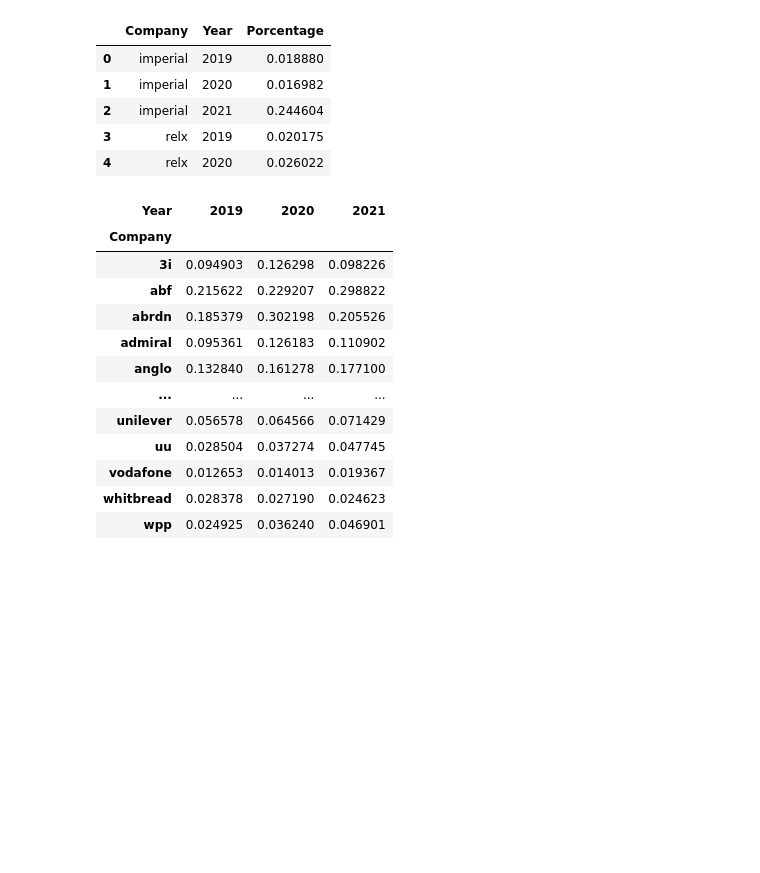
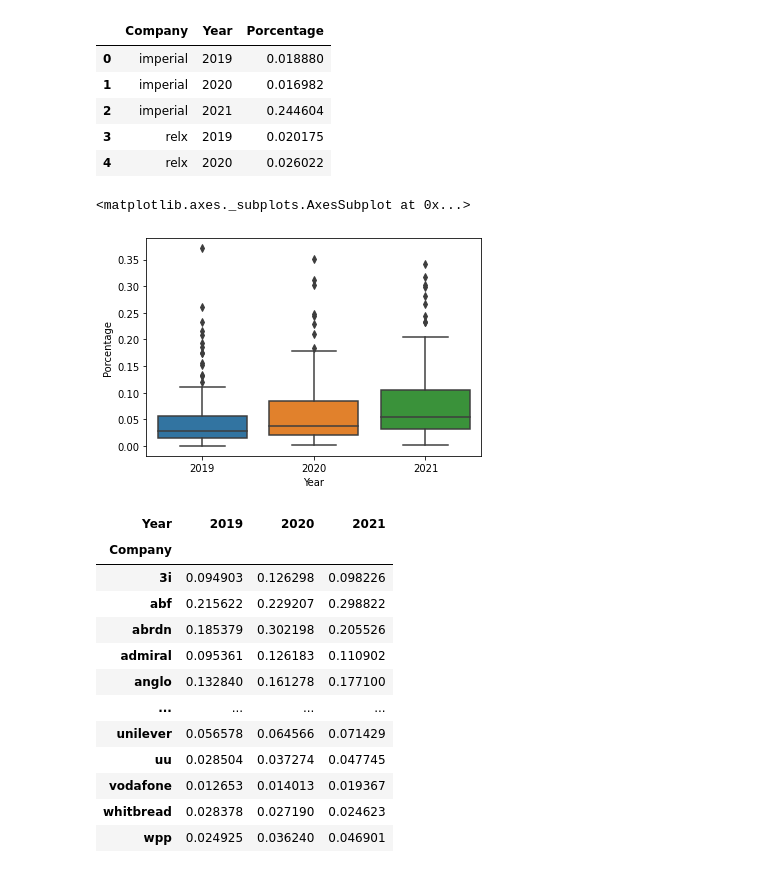
Before and after one commit to gonzalezcortes/NLP_with_ClimateBert, a Jupyter notebook: data_03_results.ipynb, the cells around one changed output. Saved outputs shown, nothing was run; the diff lists cells and outputs as text; code cells hidden in the pictures; blank space fills up the shorter version.

```diff
--- a/data_03_results.ipynb
+++ b/data_03_results.ipynb
@@ -75,6 +76,11 @@ detailed_dataframe.head()
 | 2 | imperial | 2021 | 0.244604 |
 | 3 | relx | 2019 | 0.020175 |
 | 4 | relx | 2020 | 0.026022 |
+# %%
+sns.boxplot(data = detailed_dataframe, x="Year", y="Porcentage")
+# %% [output]
+<matplotlib.axes._subplots.AxesSubplot at 0x...>
+[figure, added]
 # %%
 data_pivot = detailed_dataframe.pivot(index='Company', columns='Year', values='Porcentage')
 data_pivot
```
Also changed, not shown: parts of 1 cell of this notebook.
